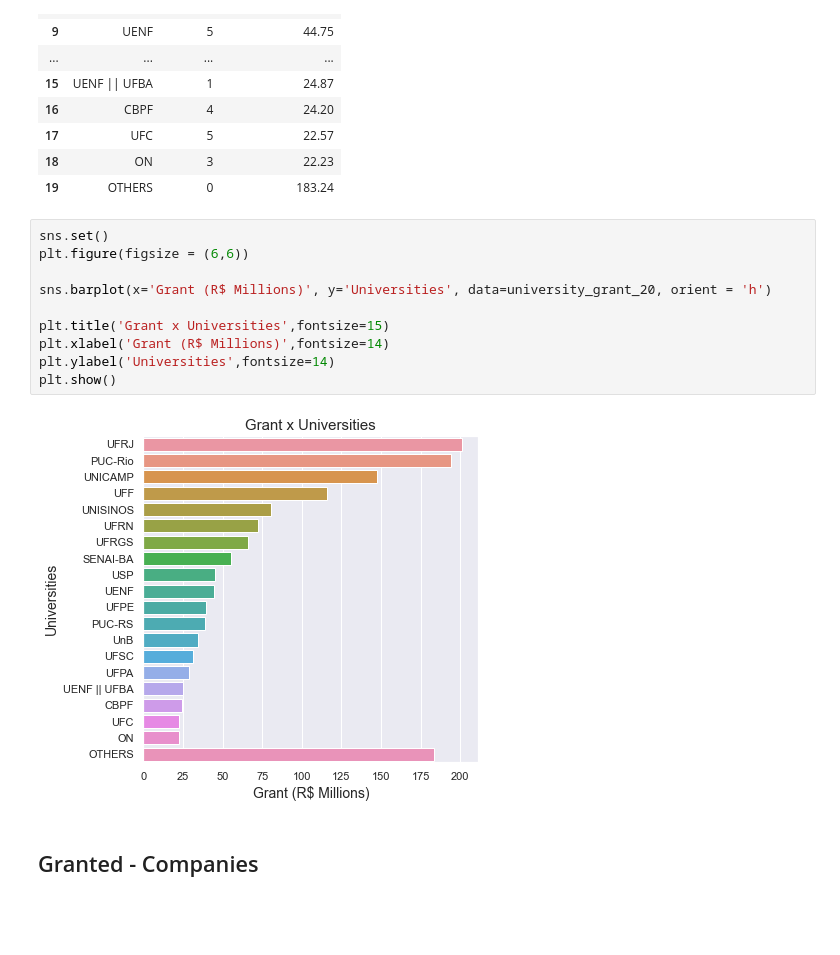
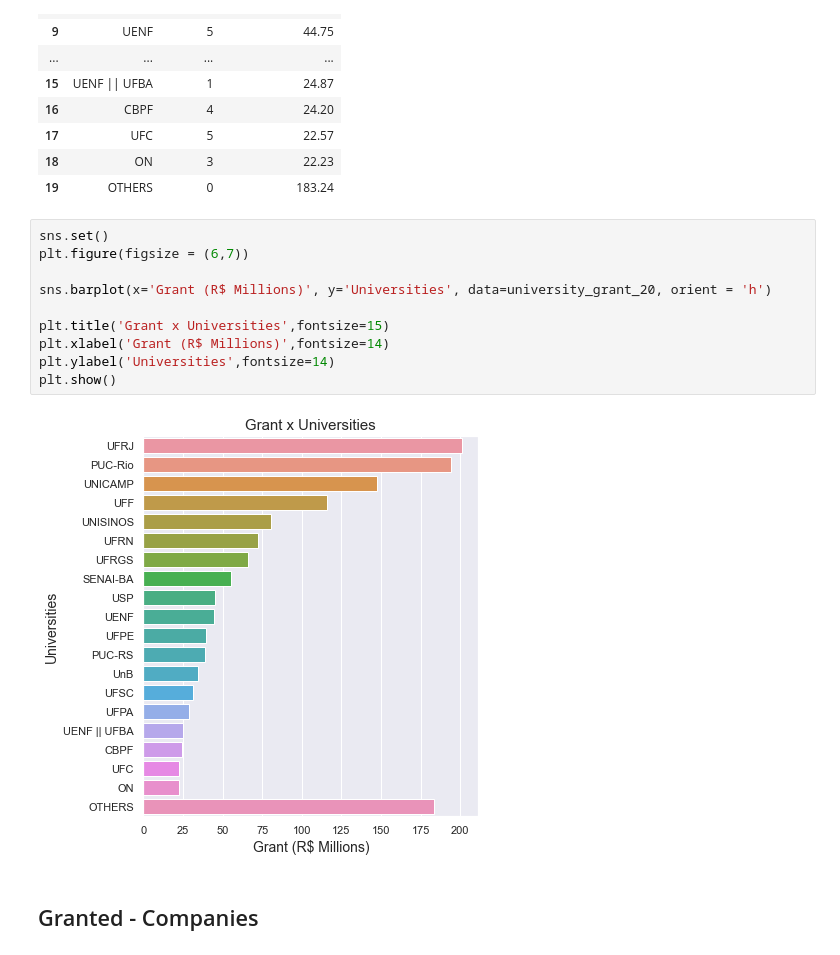
Before and after one commit to ffigura/Research-Development-and-Innovation, a Jupyter notebook: PD&I Brazil-Geophysics.ipynb, the cells around one changed output. Saved outputs shown, nothing was run; the diff lists cells and outputs as text; blank space fills up the shorter version.

```diff
--- a/PD&I Brazil-Geophysics.ipynb
+++ b/PD&I Brazil-Geophysics.ipynb
@@ -476,16 +476,16 @@ university_grant_20
 | 19 | OTHERS | 0 | 183.24 |
 # %%
 sns.set()
-plt.figure(figsize = (6,6))
+plt.figure(figsize = (6,7))
 
 sns.barplot(x='Grant (R$ Millions)', y='Universities', data=university_grant_20, orient = 'h')
 
 plt.title('Grant x Universities',fontsize=15)
 plt.xlabel('Grant (R$ Millions)',fontsize=14)
 plt.ylabel('Universities',fontsize=14)
 plt.show()
 # %% [output]
-[figure, old version]
+[figure, new version]
 # %% [markdown]
 ## Granted - Companies
 # %% [markdown]
```
